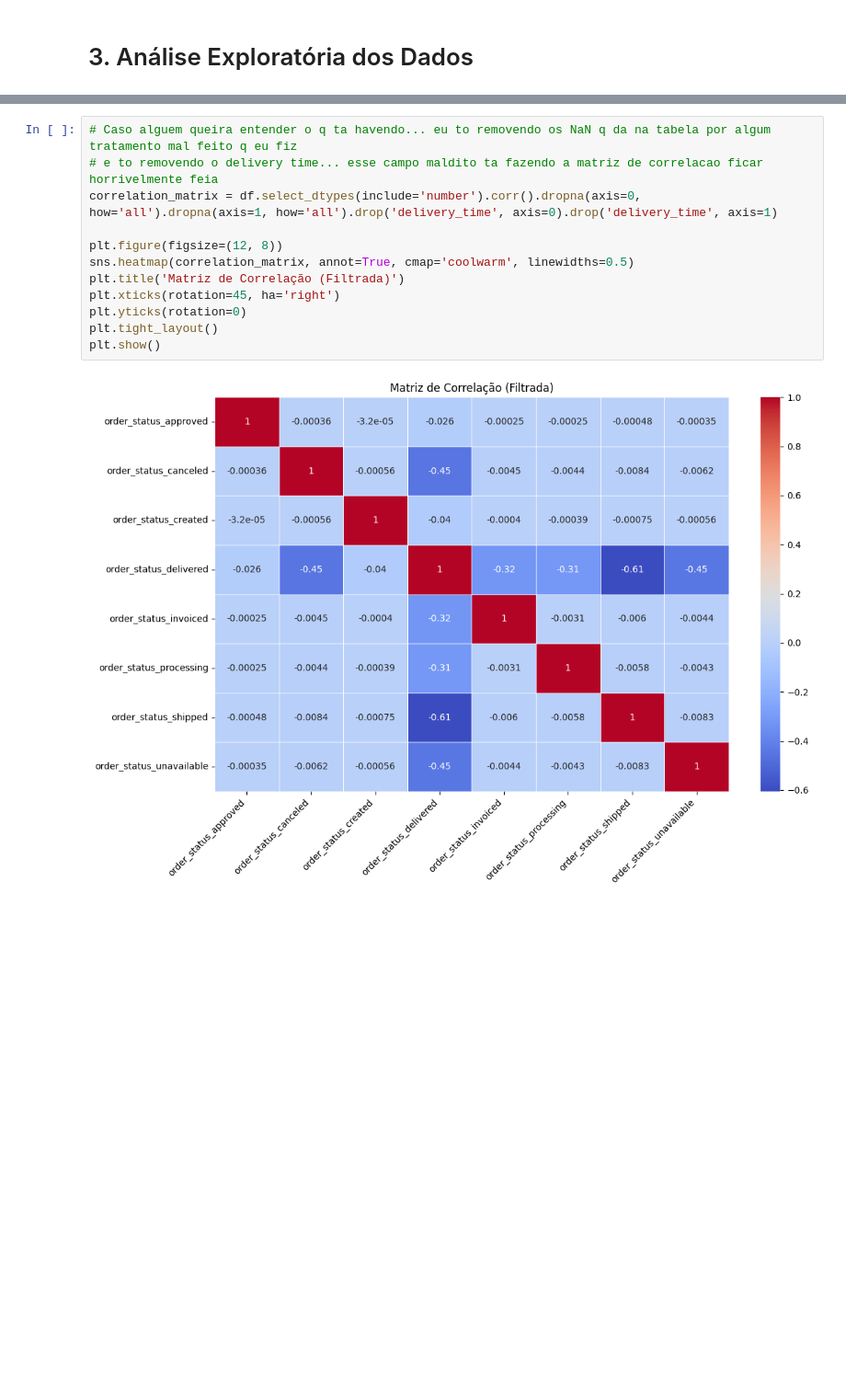
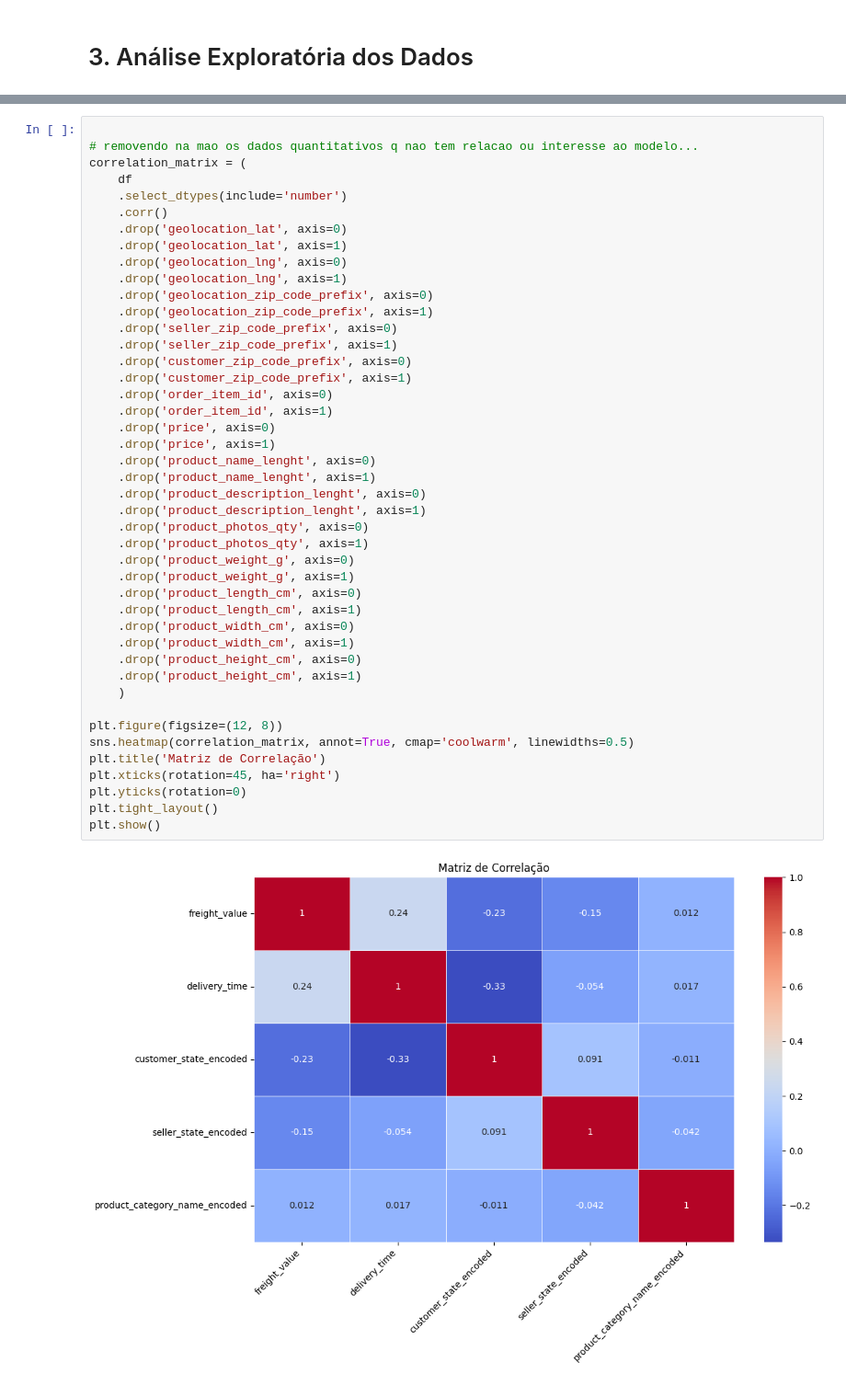
Before and after one commit to henriquefac/ciencia_de_dados_av1, a Jupyter notebook: av2/notebook/analysis.ipynb, the cells around one changed output, grey strips where cells are left out. Shown at 92% size. Saved outputs shown, nothing was run; the diff lists cells and outputs as text; blank space fills up the shorter version.

```diff
--- a/av2/notebook/analysis.ipynb
+++ b/av2/notebook/analysis.ipynb
@@ -44,14 +49,46 @@ plt.show()
 # %%
-# Caso alguem queira entender o q ta havendo... eu to removendo os NaN q da na tabela por algum tratamento mal feito q eu fiz
-# e to removendo o delivery time... esse campo maldito ta fazendo a matriz de correlacao ficar horrivelmente feia
-correlation_matrix = df.select_dtypes(include='number').corr().dropna(axis=0, how='all').dropna(axis=1, how='all').drop('delivery_time', axis=0).drop('delivery_time', axis=1)
+
+# removendo na mao os dados quantitativos q nao tem relacao ou interesse ao modelo...
+correlation_matrix = (
+    df
+    .select_dtypes(include='number')
+    .corr()
+    .drop('geolocation_lat', axis=0)
+    .drop('geolocation_lat', axis=1)
+    .drop('geolocation_lng', axis=0)
+    .drop('geolocation_lng', axis=1)
+    .drop('geolocation_zip_code_prefix', axis=0)
+    .drop('geolocation_zip_code_prefix', axis=1)
+    .drop('seller_zip_code_prefix', axis=0)
+    .drop('seller_zip_code_prefix', axis=1)
+    .drop('customer_zip_code_prefix', axis=0)
+    .drop('customer_zip_code_prefix', axis=1)
+    .drop('order_item_id', axis=0)
+    .drop('order_item_id', axis=1)
+    .drop('price', axis=0)
+    .drop('price', axis=1)
+    .drop('product_name_lenght', axis=0)
+    .drop('product_name_lenght', axis=1)
+    .drop('product_description_lenght', axis=0)
+    .drop('product_description_lenght', axis=1)
+    .drop('product_photos_qty', axis=0)
+    .drop('product_photos_qty', axis=1)
+    .drop('product_weight_g', axis=0)
+    .drop('product_weight_g', axis=1)
+    .drop('product_length_cm', axis=0)
+    .drop('product_length_cm', axis=1)
+    .drop('product_width_cm', axis=0)
+    .drop('product_width_cm', axis=1)
+    .drop('product_height_cm', axis=0)
+    .drop('product_height_cm', axis=1)
+    )
 
 plt.figure(figsize=(12, 8))
 sns.heatmap(correlation_matrix, annot=True, cmap='coolwarm', linewidths=0.5)
-plt.title('Matriz de Correlação (Filtrada)')
+plt.title('Matriz de Correlação')
 plt.xticks(rotation=45, ha='right')
 plt.yticks(rotation=0)
 plt.tight_layout()
 plt.show()
 # %% [output]
-[figure, old version]
+[figure, new version]
```
Also changed, not shown: parts of 5 cells of this notebook, 13 other files.
